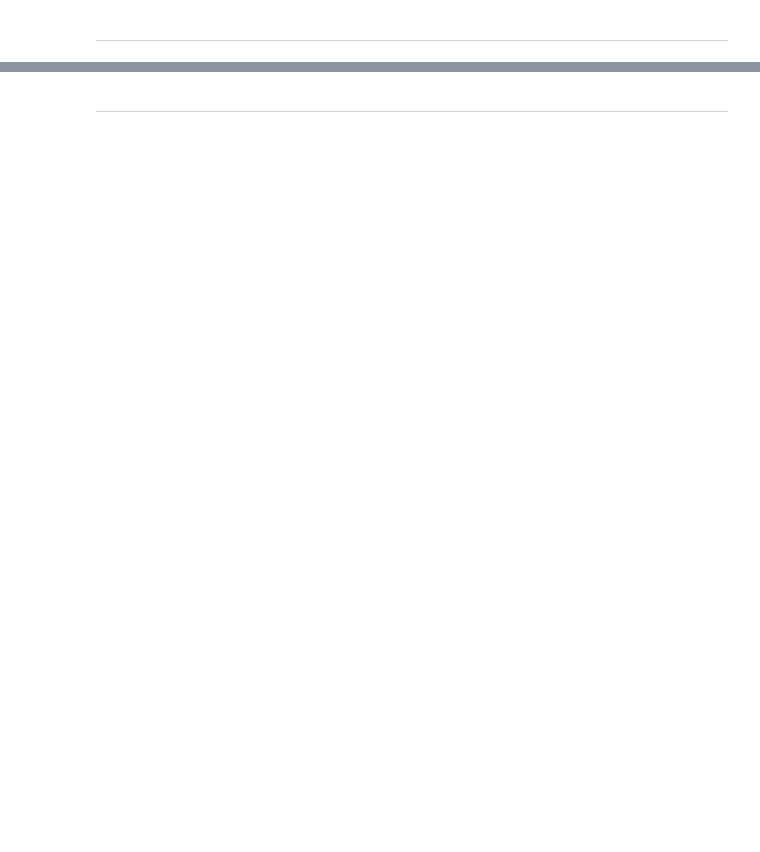
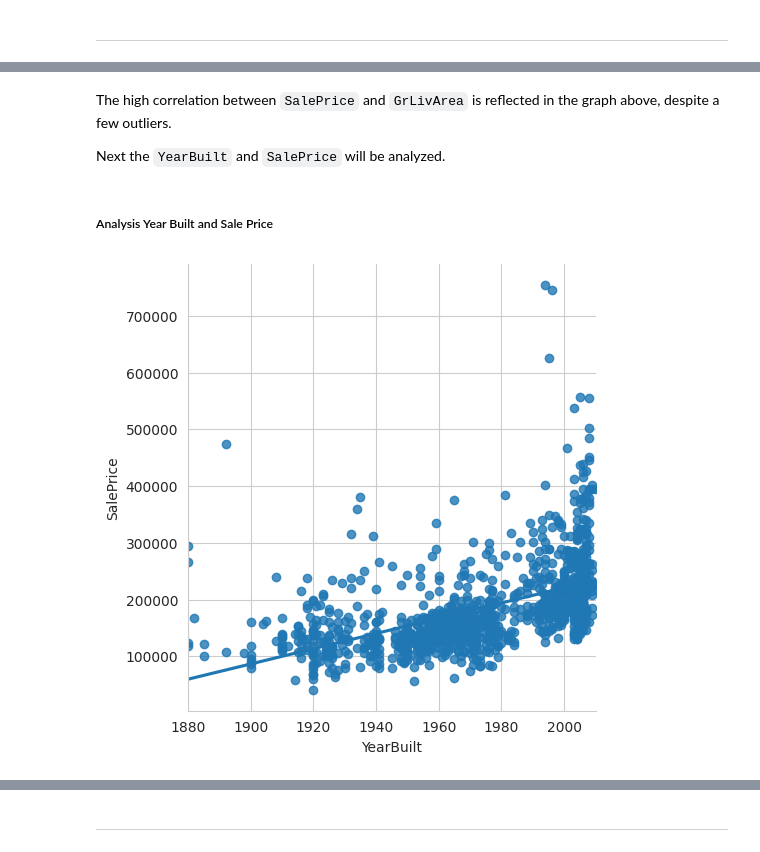
Before and after one commit to van-essa/heritage-housing-issues, a Jupyter notebook: jupyter_notebooks/02 - Sale Price Study.ipynb, the cells around one changed output, grey strips where cells are left out. Cells and saved outputs as stored; diff of their text form; code cells hidden in the pictures; blank space fills up the shorter version.

```diff
--- a/jupyter_notebooks/02 - Sale Price Study.ipynb
+++ b/jupyter_notebooks/02 - Sale Price Study.ipynb
@@ -78,0 +174,11 @@ NOTE
+# %% [markdown]
+The high correlation between `SalePrice` and `GrLivArea` is reflected in the graph above, despite a few outliers.
+
+Next the `YearBuilt` and `SalePrice` will be analyzed.
+# %% [markdown]
+##### Analysis Year Built and Sale Price
+# %%
+sns.lmplot(data=df, x="YearBuilt", y="SalePrice", ci=None)
+plt.show()
+# %% [output]
+[figure, added]
```
Also changed, not shown: parts of 57 cells of this notebook, 1 other file.
